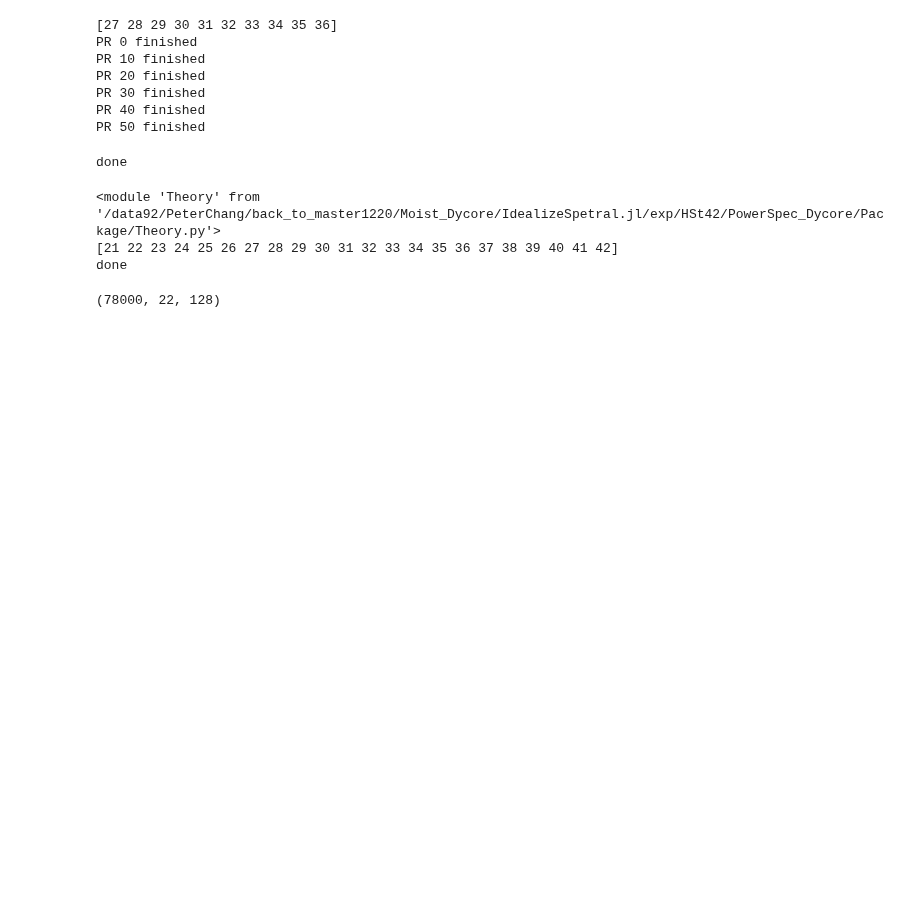
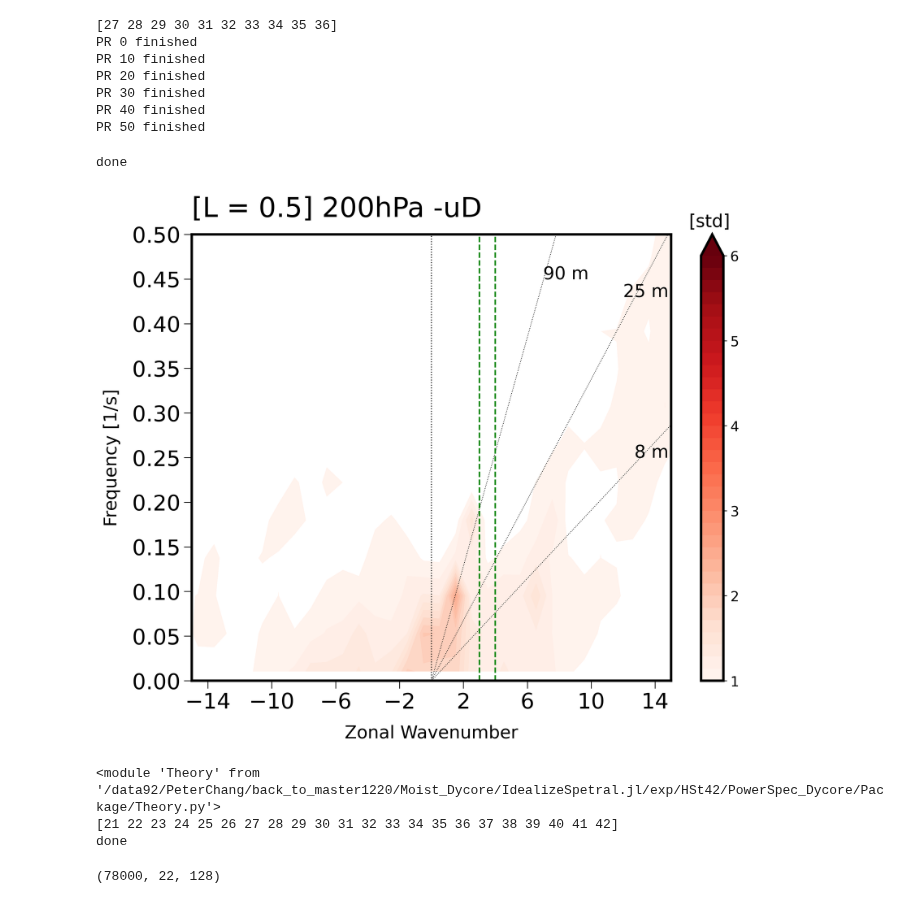
Before and after one commit to PeterChang1023/Moist_Dycore, a Jupyter notebook: IdealizeSpetral.jl/exp/HSt42/PowerSpec_Dycore/script/All_code_by_CJY.ipynb, the cells around one changed output. Drawn from its saved outputs; the diff is of its cells as text; code cells hidden in the pictures; blank space fills up the shorter version.

```diff
--- a/IdealizeSpetral.jl/exp/HSt42/PowerSpec_Dycore/script/All_code_by_CJY.ipynb
+++ b/IdealizeSpetral.jl/exp/HSt42/PowerSpec_Dycore/script/All_code_by_CJY.ipynb
@@ -126,0 +150,6 @@ done
+# %%
+v = read_var_at_level(PR, "grid_v_c_xyzt", 500, 20000, level_index)
+v -= v.mean(axis=0)
+
+u = read_var_at_level(PR, "grid_u_c_xyzt", 500, 20000, level_index)
+u -= u.mean(axis=0)
@@ -171,8 +212,8 @@ def main(PR):
     lat = lat[cond]
 
     # Load precipitation data
-    # with h5py.File(f"/data92/PeterChang/back_to_master1220/Moist_Dycore/IdealizeSpetral.jl/exp/HSt42/6hourly_uv_prime_EMF/PR{PR}/prec/PR{PR}_500_20000day_6hourly_prec_0_600hPa_sum.dat") as f:
-    with h5py.File(f"/data92/PeterChang/back_to_master1220/Moist_Dycore/IdealizeSpetral.jl/exp/HSt42/6hourly_uv_prime_EMF/PR{PR}/prec/PR{PR}_500_20000day_6hourly_prec.dat") as f:
+    with h5py.File(f"/data92/PeterChang/back_to_master1220/Moist_Dycore/IdealizeSpetral.jl/exp/HSt42/6hourly_uv_prime_EMF/PR{PR}/prec/PR{PR}_500_20000day_6hourly_prec_0_600hPa_sum.dat") as f:
+    # with h5py.File(f"/data92/PeterChang/back_to_master1220/Moist_Dycore/IdealizeSpetral.jl/exp/HSt42/6hourly_uv_prime_EMF/PR{PR}/prec/PR{PR}_500_20000day_6hourly_prec.dat") as f:
 
         prec = f["prec"][:, cond, :]
         # prec *= PR * 0.01
@@ -182,18 +223,53 @@ def main(PR):
     window = np.hanning(prec.shape[1])[:, None] * np.hanning(prec.shape[2])
     prec_windowed = prec * window
 
-    # ============================== #
+    ########################################################################################
+    # div = read_var_at_level(PR, "grid_div_xyzt", 500, 20000, level_index)
+    # div = div[:, cond, :]
+    # div -= div.mean(axis=0)
+
+    u = read_var_at_level(PR, "grid_u_c_xyzt", 500, 20000, level_index)
+    u = u[:, cond, :]
+    u -= u.mean(axis=0)
+
+    # neg_uD = -u*div
+
+
+    v = read_var_at_level(PR, "grid_v_c_xyzt", 500, 20000, level_index)
+    v = v[:, cond, :]
+    v -= v.mean(axis=0)
+
+    # vor = read_var_at_level(PR, "grid_vor_xyzt", 500, 20000, level_index)
+    # vor = vor[:, cond, :]
+    # vor -= vor.mean(axis=0)
+
+    # q_diff = read_var_at_level(PR, "grid_tracers_diff_xyzt", 500, 20000, level_index)
+    # q_diff = q_diff[:, cond, :]
+    # q_diff -= q_diff.mean(axis=0)
+
+    # v_vor = v * vor
+    EMF = u*v
+
 
     # FFT with windowing
     prec_fft = np.array([
-        np.fft.fftshift(np.fft.fft2(prec_windowed[:, i, :]))[:, ::-1]
+        np.fft.fftshift(np.fft.fft2(EMF[:, i, :]))[:, ::-1]
         for i in range(len(lat))
     ])
 
     # ============================== #
+    # original
+    # # FFT with windowing
+    # prec_fft = np.array([
+    #     np.fft.fftshift(np.fft.fft2(prec_windowed[:, i, :]))[:, ::-1]
+    #     for i in range(len(lat))
+    # ])
 
+    # ============================== #
+    # print(prec.shape)
+    # print(neg_uD.shape)
     # Split data into segments
-    split = np.array([prec[i * 36:i * 36 + 96] for i in range(2165)])
+    split = np.array([EMF[i * 36:i * 36 + 96] for i in range(2165)])
 
     # Format data for symmetry and asymmetry
     fmt = dp.Format(lat)
@@ -249,41 +325,47 @@ def main(PR):
     ax.text(7, 0.45, "90 m", fontsize=18)
     ax.text(12, 0.43, "25 m", fontsize=18)
     ax.text(12.7, 0.25, "8 m", fontsize=18)
     ax.axvline(0, color="black", linewidth=1, linestyle=":")
     ax.set_xticks(np.linspace(-14, 14, 8))
     ax.set_yticks(np.linspace(0, 0.5, 11))
     ax.set_xlim(-15, 15)
     ax.set_ylim(0, 1 / 2)
     ax.set_xlabel("Zonal Wavenumber", fontsize=18, labelpad=12)
     ax.set_ylabel("Frequency [1/s]", fontsize=18, labelpad=12)
 
     # ax.set_title(f"L = 0.5 \nspace-time spectra 0~600hPa Precipitation", loc="left", fontsize=20)
-    plt.title(f"[L = 0] 0~600hPa Precipitation", loc="left", fontsize=28, pad=18)
+    plt.title(f"[L = 0.5] 200hPa -uD", loc="left", fontsize=28, pad=18)
 
-    plt.colorbar(cs)
+    # plt.colorbar(cs)
 
     ax.tick_params(axis='x', labelsize=22)
     ax.tick_params(axis='y', labelsize=22)
     ax.tick_params(direction='out', length=8)
 
-    # cb = plt.colorbar(cs)
-    # cb.set_label("[std]", labelpad=-30, y=1.1, rotation=0, fontsize=18)
-    # cb.set_ticks([1, 2, 3, 4, 5, 6])  # Set specific tick positions
-    # cb.set_ticklabels(['1', '2', '3', '4', '5', '6'])  # Set specific tick labels
-    # cb.ax.tick_params(labelsize=14)
+    cb = plt.colorbar(cs)
+    cb.set_label("[std]", labelpad=-30, y=1.1, rotation=0, fontsize=18)
+    cb.set_ticks([1, 2, 3, 4, 5, 6])  # Set specific tick positions
+    cb.set_ticklabels(['1', '2', '3', '4', '5', '6'])  # Set specific tick labels
+    cb.ax.tick_params(labelsize=14)
 
     ax.tick_params(axis='x', labelsize=22)
     ax.tick_params(axis='y', labelsize=22)
     ax.tick_params(direction='out', length=8)
+    ax.vlines(x=3, ymin=0, ymax=0.5, colors="Green", linestyle="--", label="Annular mode center")
+    ax.vlines(x=4, ymin=0, ymax=0.5, colors="Green", linestyle="--", label="Annular mode center")
+
+
     plt.tight_layout()
-    plt.savefig(f"/data92/PeterChang/back_to_master1220/Moist_Dycore/IdealizeSpetral.jl/exp/HSt42/Fig4-1/L{PR}_Kelvin_wave.png", bbox_inches='tight', dpi=300.)
+    # plt.savefig(f"/data92/PeterChang/back_to_master1220/Moist_Dycore/IdealizeSpetral.jl/exp/HSt42/Fig4-1/L{PR}_Kelvin_wave.png", bbox_inches='tight', dpi=300.)
 
     plt.show()
 
 
 if __name__ == "__main__":
     PR = 50
     main(PR)
+# %% [output]
+[figure, added]
 # %%
 # This program is to reconstruct the signal of the signal of Kelvin waves
 # Basic Settring
```
Also changed, not shown: parts of 4 cells of this notebook, 3 other files.
